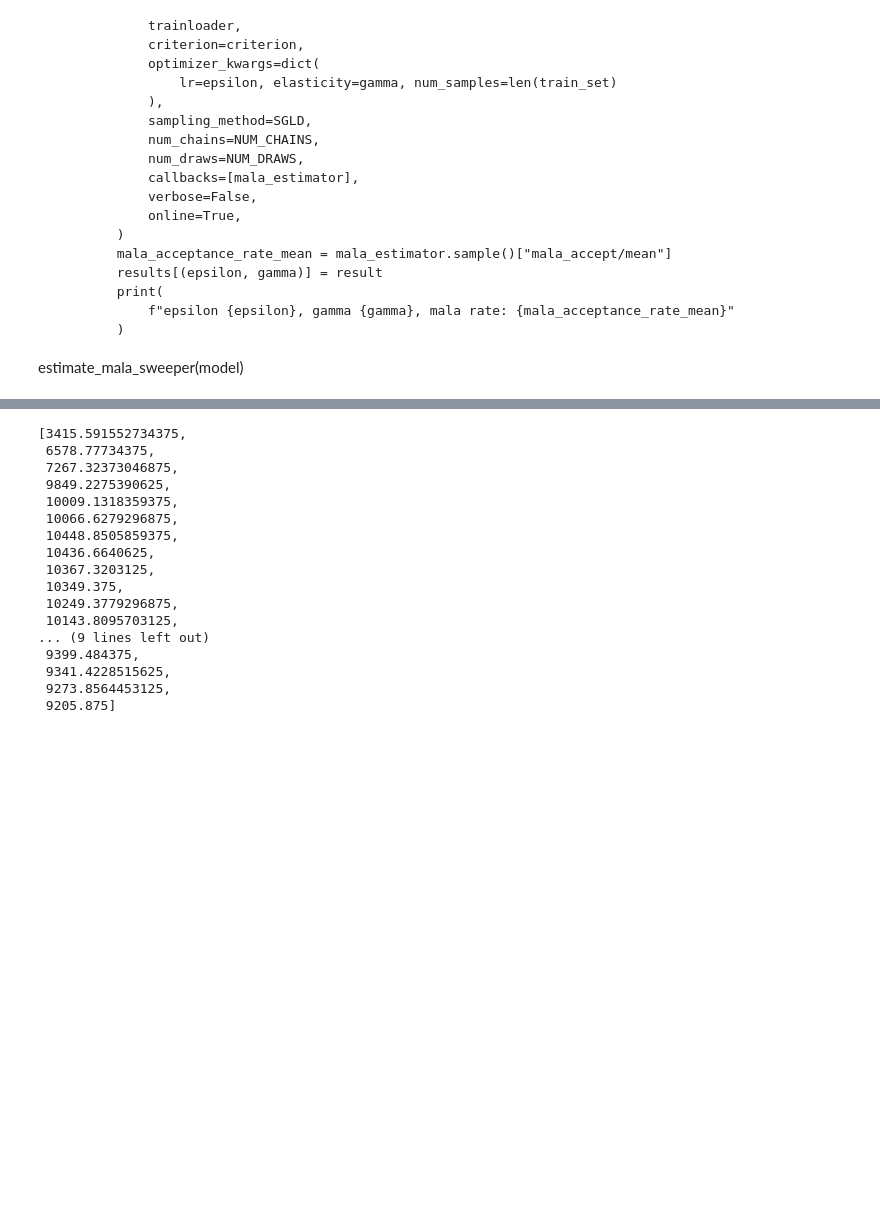
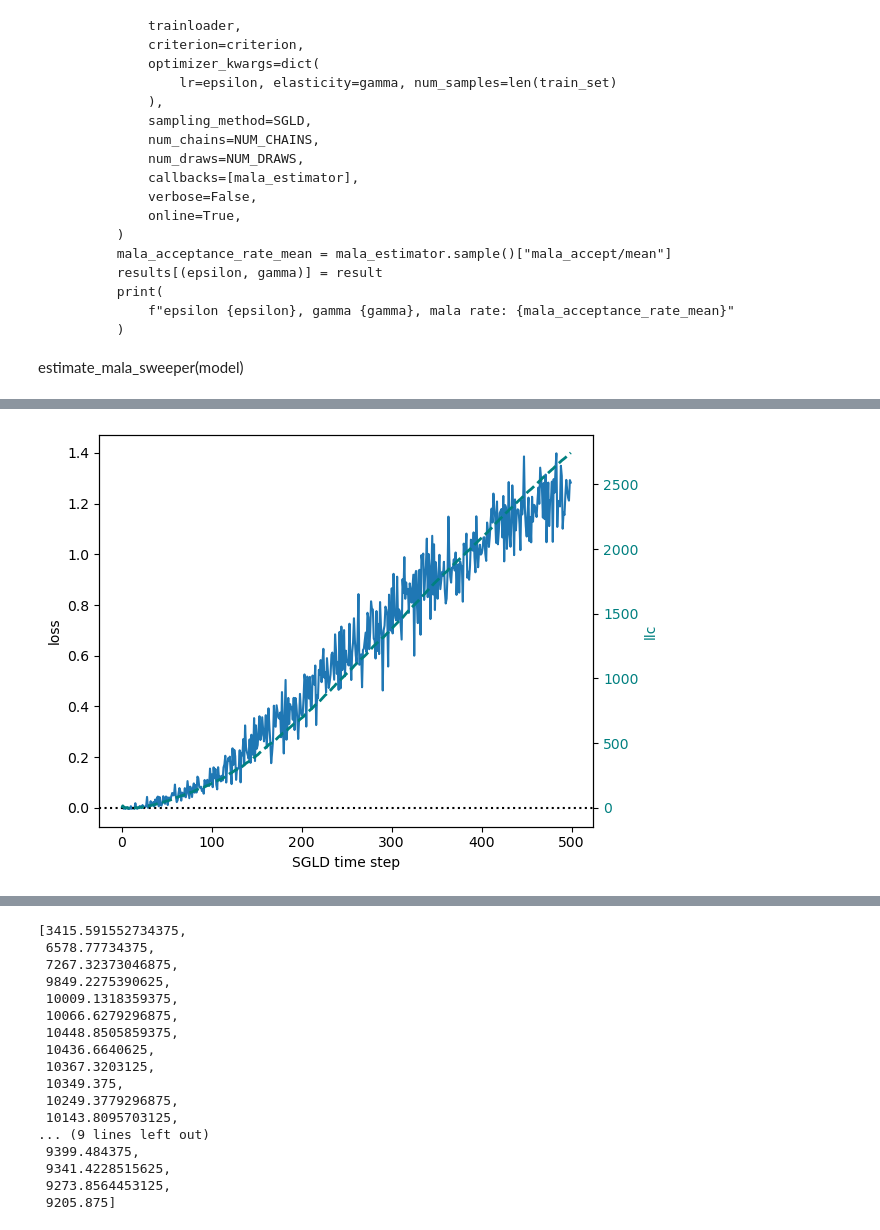
Before and after one commit to sienkus/slt-of-dd, a Jupyter notebook: ewdd/RLCT_estimatess.ipynb, the cells around one changed output, grey strips where cells are left out. Drawn from its saved outputs; the diff is of its cells as text; code cells hidden in the pictures; blank space fills up the shorter version.

```diff
--- a/ewdd/RLCT_estimatess.ipynb
+++ b/ewdd/RLCT_estimatess.ipynb
@@ -571,0 +455,7 @@ epsilon 1e-06, gamma 10.0, mala rate: 0.48697400093078613
+# %%
+epsilon = 1e-5
+gamma = 10.0
+result = results[(epsilon, gamma)]
+plot_single_graph(result)
+# %% [output]
+[figure, added]
```
Also changed, not shown: parts of 47 cells of this notebook.
